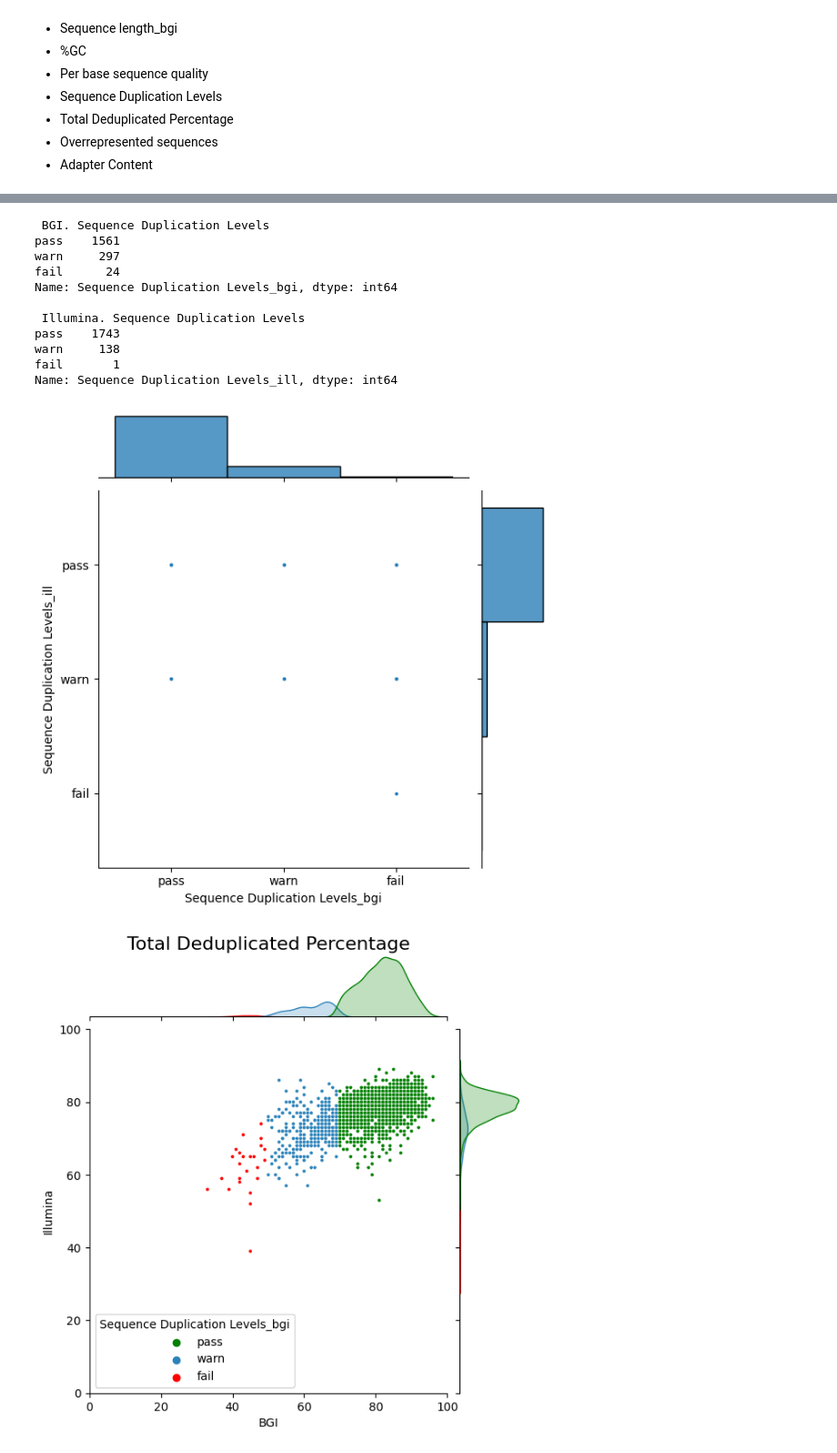
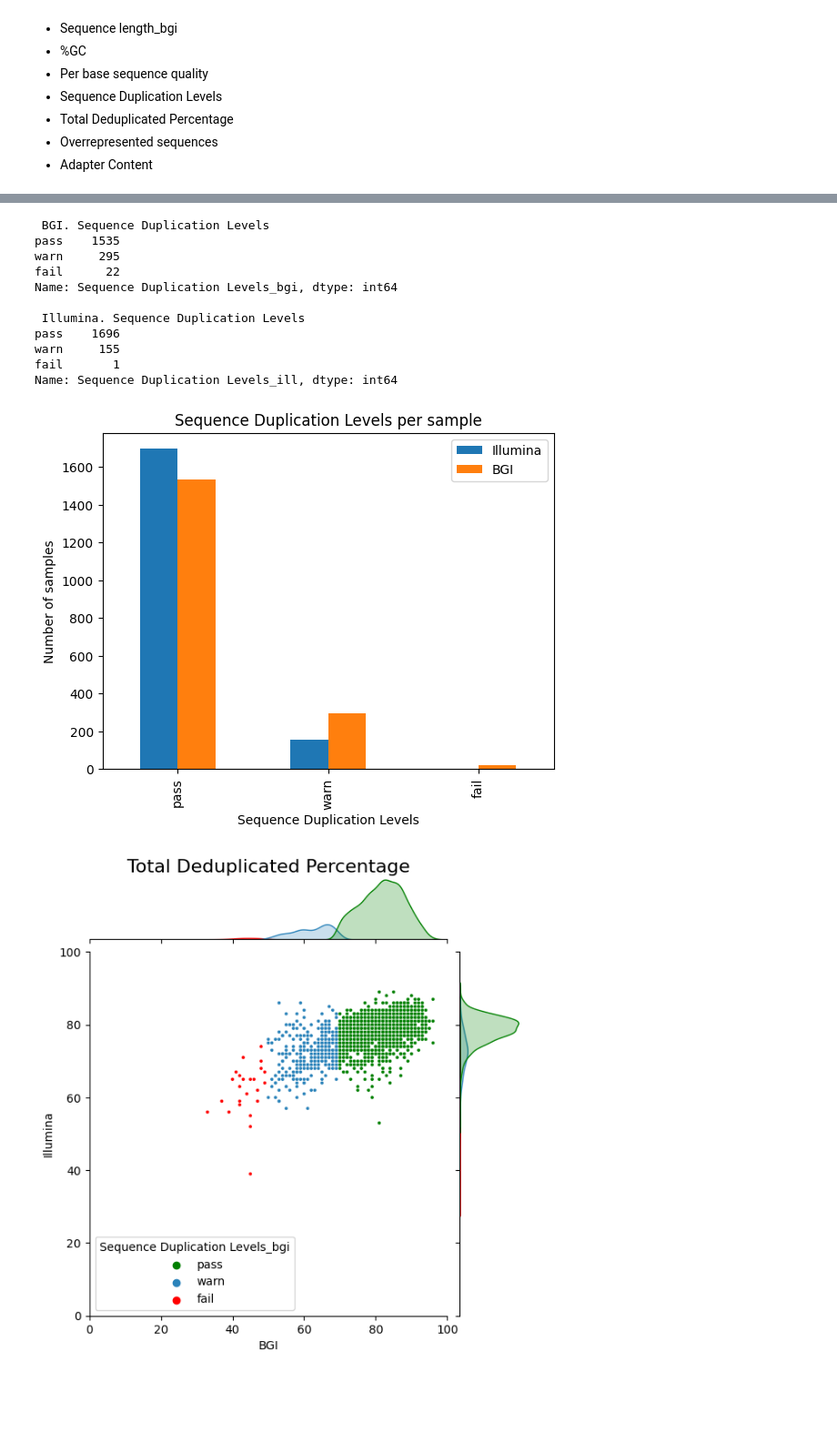
Before and after one commit to Chartiza/2024_Illumina_vs_BGI, a Jupyter notebook: step1_Reads_quality_comparison_FASTQ/fastQC_results_RAD.ipynb, the cells around one changed output, grey strips where cells are left out. Shown: that part at 91% size. Saved outputs shown, nothing was run; the diff lists cells and outputs as text; code cells hidden in the pictures; blank space fills up the shorter version.

```diff
--- a/step1_Reads_quality_comparison_FASTQ/fastQC_results_RAD.ipynb
+++ b/step1_Reads_quality_comparison_FASTQ/fastQC_results_RAD.ipynb
@@ -139,25 +139,34 @@ Name: Per base sequence quality_ill, dtype: int64
 # %%
 # Sequence Duplication Levels
 
 print('\033[1m BGI. Sequence Duplication Levels \033[0m')
 print(mrg['Sequence Duplication Levels_bgi'].value_counts(), '\n')
 
 print('\033[1m Illumina. Sequence Duplication Levels \033[0m')
 print(mrg['Sequence Duplication Levels_ill'].value_counts(), '\n')
 
-sns.jointplot(data=mrg, x="Sequence Duplication Levels_bgi", y="Sequence Duplication Levels_ill", s=9,palette='Set1')
+#sns.jointplot(data=mrg, x="Sequence Duplication Levels_bgi", y="Sequence Duplication Levels_ill", s=9,palette='Set1')
+bvc = mrg['Sequence Duplication Levels_ill'].value_counts()
+ivc = mrg['Sequence Duplication Levels_bgi'].value_counts()
+vc = pd.concat([bvc, ivc], axis=1)
+vc.columns = ['Illumina', 'BGI']
+# plot vc as a bar plot
+vc.plot(kind='bar')
+plt.xlabel('Sequence Duplication Levels')
+plt.ylabel('Number of samples')
+plt.title('Sequence Duplication Levels per sample')
 
-plt.savefig('results/Sequence_Duplication_Levels.png', dpi=300)
+plt.savefig('results/Sequence_Duplication_Levels.png', dpi=300, bbox_inches='tight')
 # %% [output]
  BGI. Sequence Duplication Levels
-pass    1561
-warn     297
-fail      24
+pass    1535
+warn     295
+fail      22
 Name: Sequence Duplication Levels_bgi, dtype: int64
 
  Illumina. Sequence Duplication Levels
-pass    1743
-warn     138
+pass    1696
+warn     155
 fail       1
 Name: Sequence Duplication Levels_ill, dtype: int64
-[figure, old version]
+[figure, new version]
```
Also changed, not shown: parts of 9 cells of this notebook, 10 other files.
